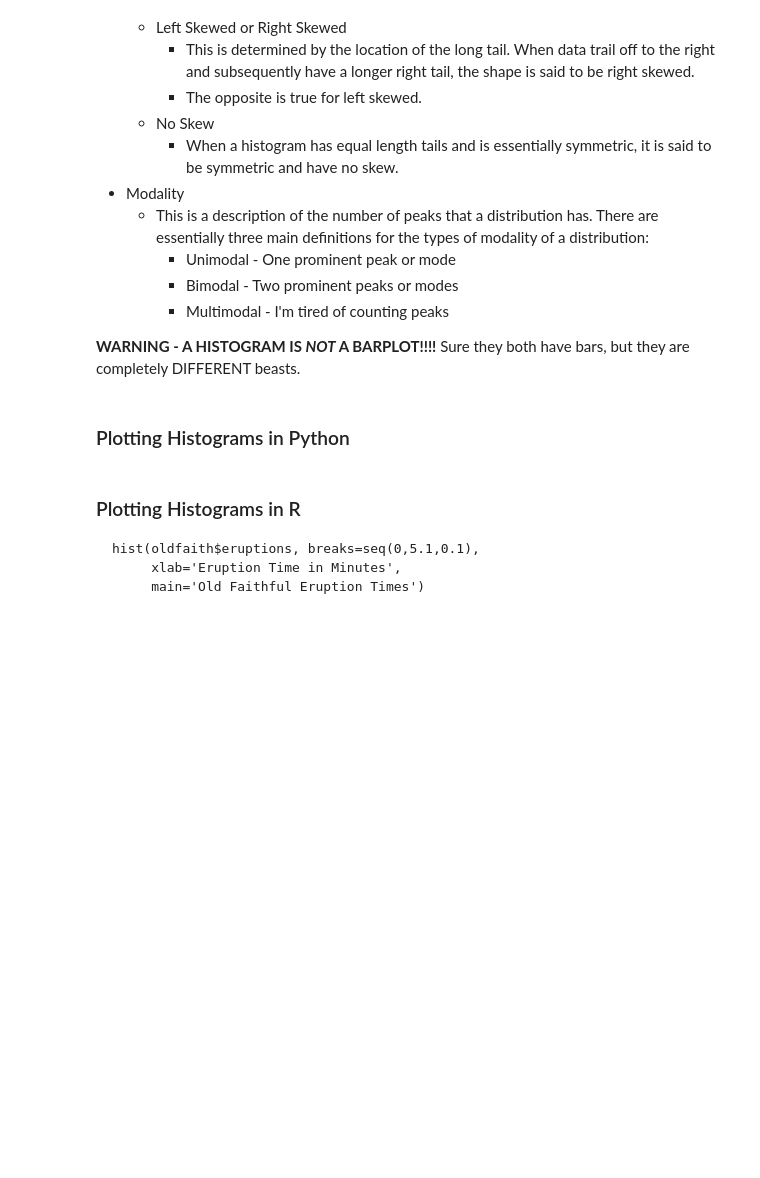
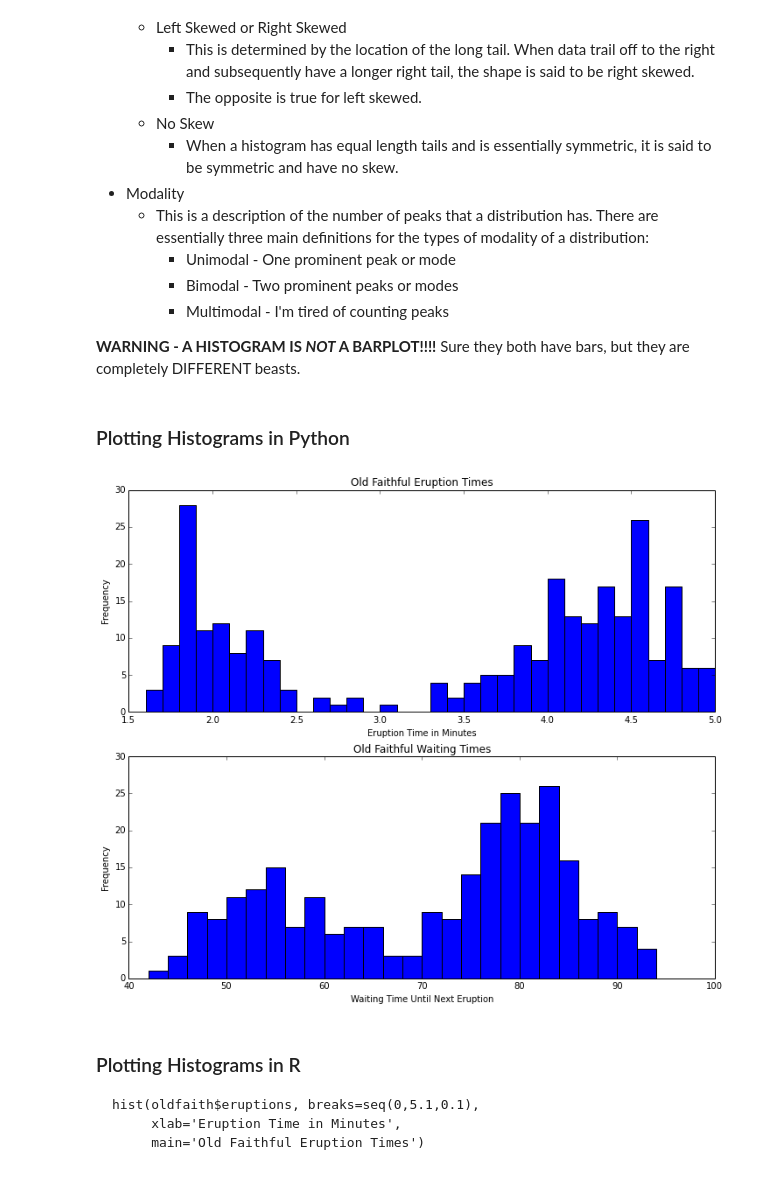
Before and after one commit to bvegetabile/UCI_teaching, a Jupyter notebook: stat67/fall2014/stat67disc2.ipynb, the cells around one changed output. Cells and saved outputs as stored; diff of their text form; code cells hidden in the pictures; blank space fills up the shorter version.

```diff
--- a/stat67/fall2014/stat67disc2.ipynb
+++ b/stat67/fall2014/stat67disc2.ipynb
@@ -206,18 +218,25 @@ Histograms are used when trying to assess one variable.  They help visualize the
 ### Plotting Histograms in Python
 # %%
 F = plt.figure()
+
 plt.subplot(211)
-plt.hist(oldfaith['eruptions'], bins=np.arange(0, np.max(oldfaith['eruptions']), 0.1))
+plt.hist(oldfaith['eruptions'],
+         bins=np.arange(0, np.max(oldfaith['eruptions']), .1))
 plt.xlabel('Eruption Time in Minutes')
 plt.ylabel('Frequency')
 plt.title('Old Faithful Eruption Times')
+
 plt.subplot(212)
-plt.hist(oldfaith['waiting'], bins=np.arange(0, np.max(oldfaith['waiting']), 2))
+plt.hist(oldfaith['waiting'],
+         bins=np.arange(0, np.max(oldfaith['waiting']), 2))
 plt.xlabel('Waiting Time Until Next Eruption')
 plt.ylabel('Frequency')
 plt.title('Old Faithful Waiting Times')
 F.set_size_inches(12,10)
+
 plt.show()
+# %% [output]
+[figure, added]
 # %% [markdown]
 ### Plotting Histograms in R
 
```
Also changed, not shown: parts of 15 cells of this notebook.
